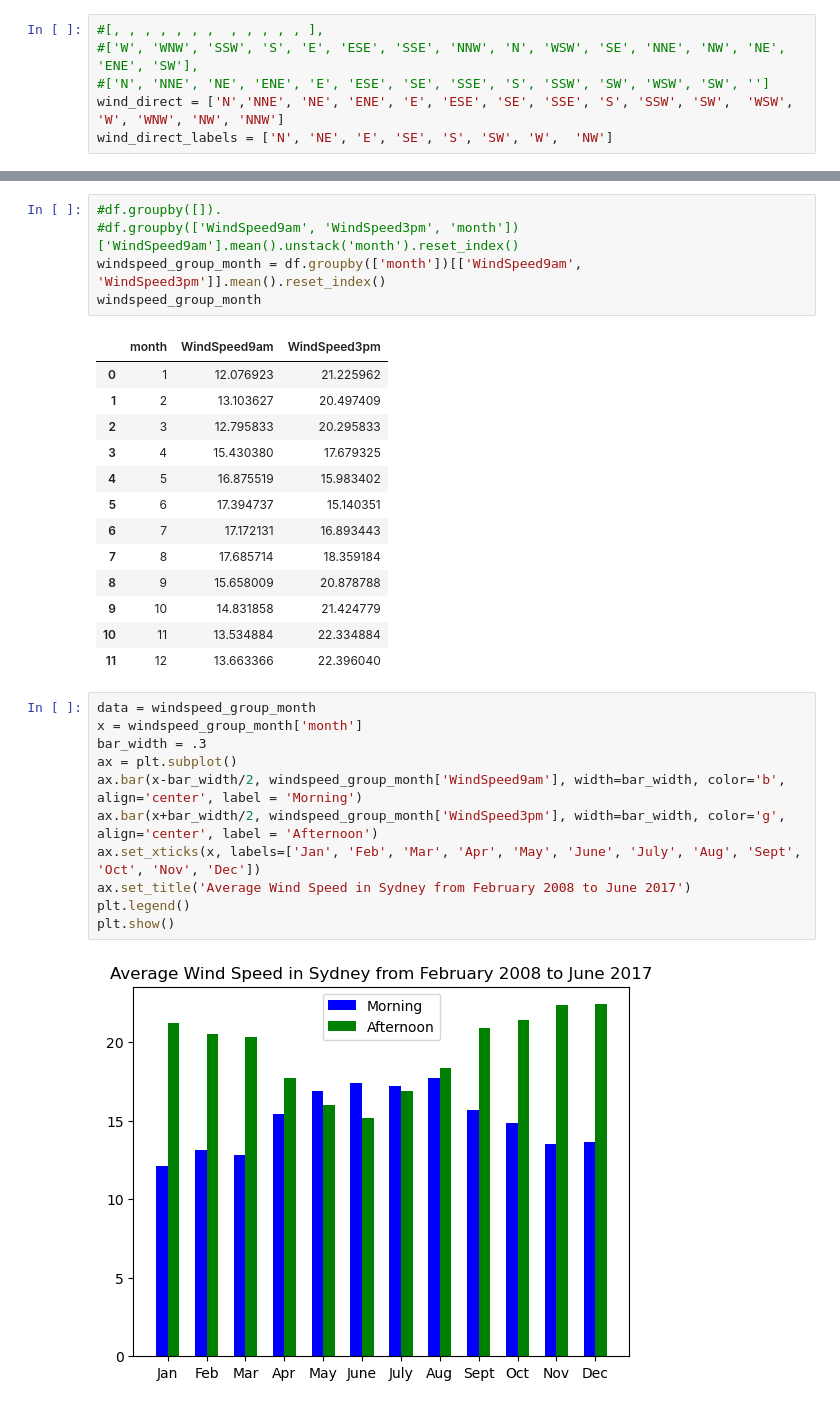
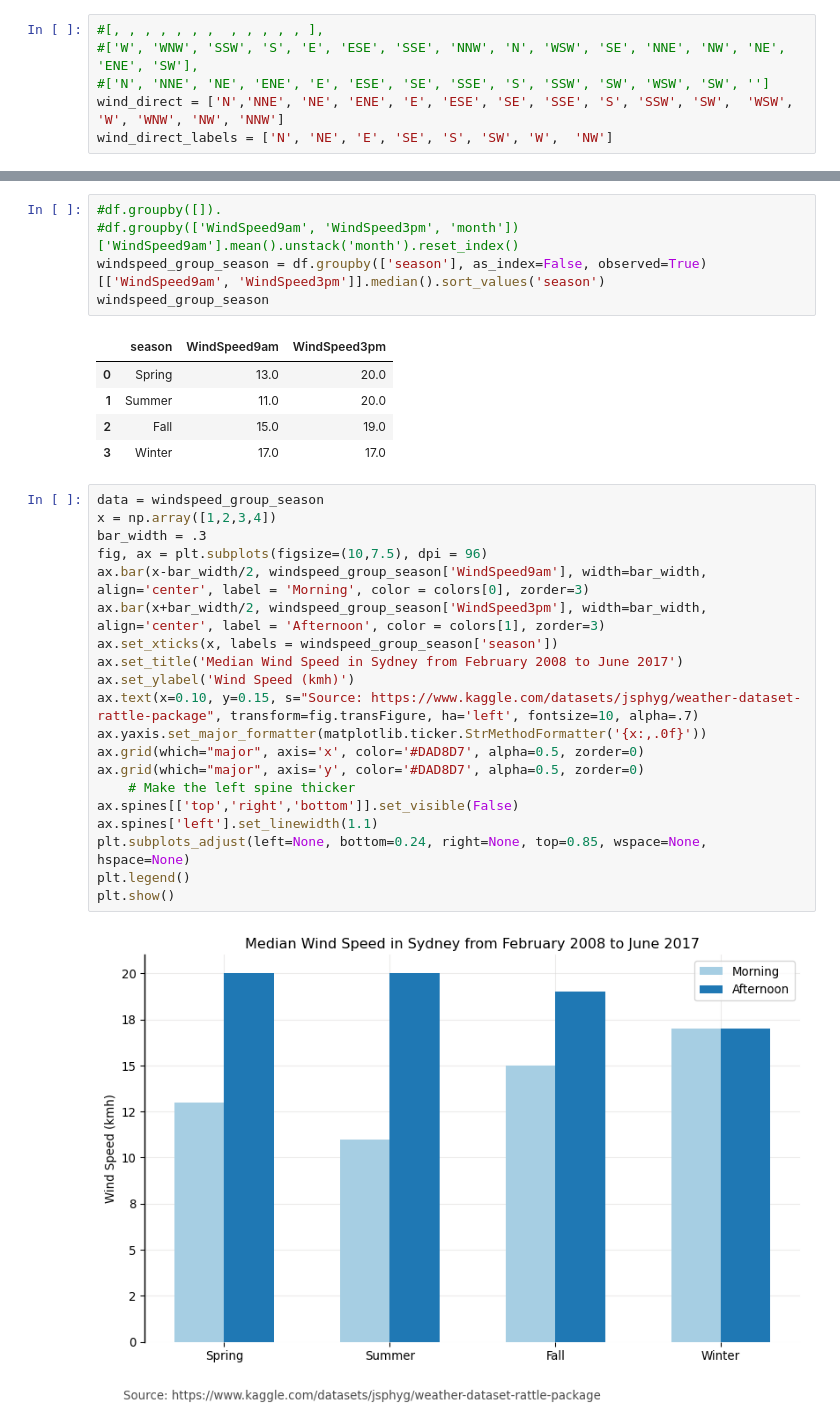
Before and after one commit to M-Harms/Data-Visualization, a Jupyter notebook: sydney_weather.ipynb, the cells around one changed output, grey strips where cells are left out. Cells and saved outputs as stored; diff of their text form.

```diff
--- a/sydney_weather.ipynb
+++ b/sydney_weather.ipynb
@@ -71,32 +120,33 @@ plt.show()
 # %%
 #df.groupby([]).
 #df.groupby(['WindSpeed9am', 'WindSpeed3pm', 'month'])['WindSpeed9am'].mean().unstack('month').reset_index()
-windspeed_group_month = df.groupby(['month'])[['WindSpeed9am', 'WindSpeed3pm']].mean().reset_index()
-windspeed_group_month
+windspeed_group_season = df.groupby(['season'], as_index=False, observed=True)[['WindSpeed9am', 'WindSpeed3pm']].median().sort_values('season')
+windspeed_group_season
 # %% [output]
-|  | month | WindSpeed9am | WindSpeed3pm |
-| 0 | 1 | 12.076923 | 21.225962 |
-| 1 | 2 | 13.103627 | 20.497409 |
-| 2 | 3 | 12.795833 | 20.295833 |
-| 3 | 4 | 15.430380 | 17.679325 |
-| 4 | 5 | 16.875519 | 15.983402 |
-| 5 | 6 | 17.394737 | 15.140351 |
-| 6 | 7 | 17.172131 | 16.893443 |
-| 7 | 8 | 17.685714 | 18.359184 |
-| 8 | 9 | 15.658009 | 20.878788 |
-| 9 | 10 | 14.831858 | 21.424779 |
-| 10 | 11 | 13.534884 | 22.334884 |
-| 11 | 12 | 13.663366 | 22.396040 |
+|  | season | WindSpeed9am | WindSpeed3pm |
+| 0 | Spring | 13.0 | 20.0 |
+| 1 | Summer | 11.0 | 20.0 |
+| 2 | Fall | 15.0 | 19.0 |
+| 3 | Winter | 17.0 | 17.0 |
 # %%
-data = windspeed_group_month
-x = windspeed_group_month['month']
+data = windspeed_group_season
+x = np.array([1,2,3,4])
 bar_width = .3
-ax = plt.subplot()
-ax.bar(x-bar_width/2, windspeed_group_month['WindSpeed9am'], width=bar_width, color='b', align='center', label = 'Morning')
-ax.bar(x+bar_width/2, windspeed_group_month['WindSpeed3pm'], width=bar_width, color='g', align='center', label = 'Afternoon')
-ax.set_xticks(x, labels=['Jan', 'Feb', 'Mar', 'Apr', 'May', 'June', 'July', 'Aug', 'Sept', 'Oct', 'Nov', 'Dec'])
-ax.set_title('Average Wind Speed in Sydney from February 2008 to June 2017')
+fig, ax = plt.subplots(figsize=(10,7.5), dpi = 96)
+ax.bar(x-bar_width/2, windspeed_group_season['WindSpeed9am'], width=bar_width, align='center', label = 'Morning', color = colors[0], zorder=3)
+ax.bar(x+bar_width/2, windspeed_group_season['WindSpeed3pm'], width=bar_width,  align='center', label = 'Afternoon', color = colors[1], zorder=3)
+ax.set_xticks(x, labels = windspeed_group_season['season'])
+ax.set_title('Median Wind Speed in Sydney from February 2008 to June 2017')
+ax.set_ylabel('Wind Speed (kmh)')
+ax.text(x=0.10, y=0.15, s="Source: https://www.kaggle.com/datasets/jsphyg/weather-dataset-rattle-package", transform=fig.transFigure, ha='left', fontsize=10, alpha=.7)
+ax.yaxis.set_major_formatter(matplotlib.ticker.StrMethodFormatter('{x:,.0f}'))
+ax.grid(which="major", axis='x', color='#DAD8D7', alpha=0.5, zorder=0)
+ax.grid(which="major", axis='y', color='#DAD8D7', alpha=0.5, zorder=0)
+    # Make the left spine thicker
+ax.spines[['top','right','bottom']].set_visible(False)
+ax.spines['left'].set_linewidth(1.1)
+plt.subplots_adjust(left=None, bottom=0.24, right=None, top=0.85, wspace=None, hspace=None)
 plt.legend()
 plt.show()
 # %% [output]
-[figure, old version]
+[figure, new version]
```
Also changed, not shown: parts of 8 cells of this notebook, 3 other files.
